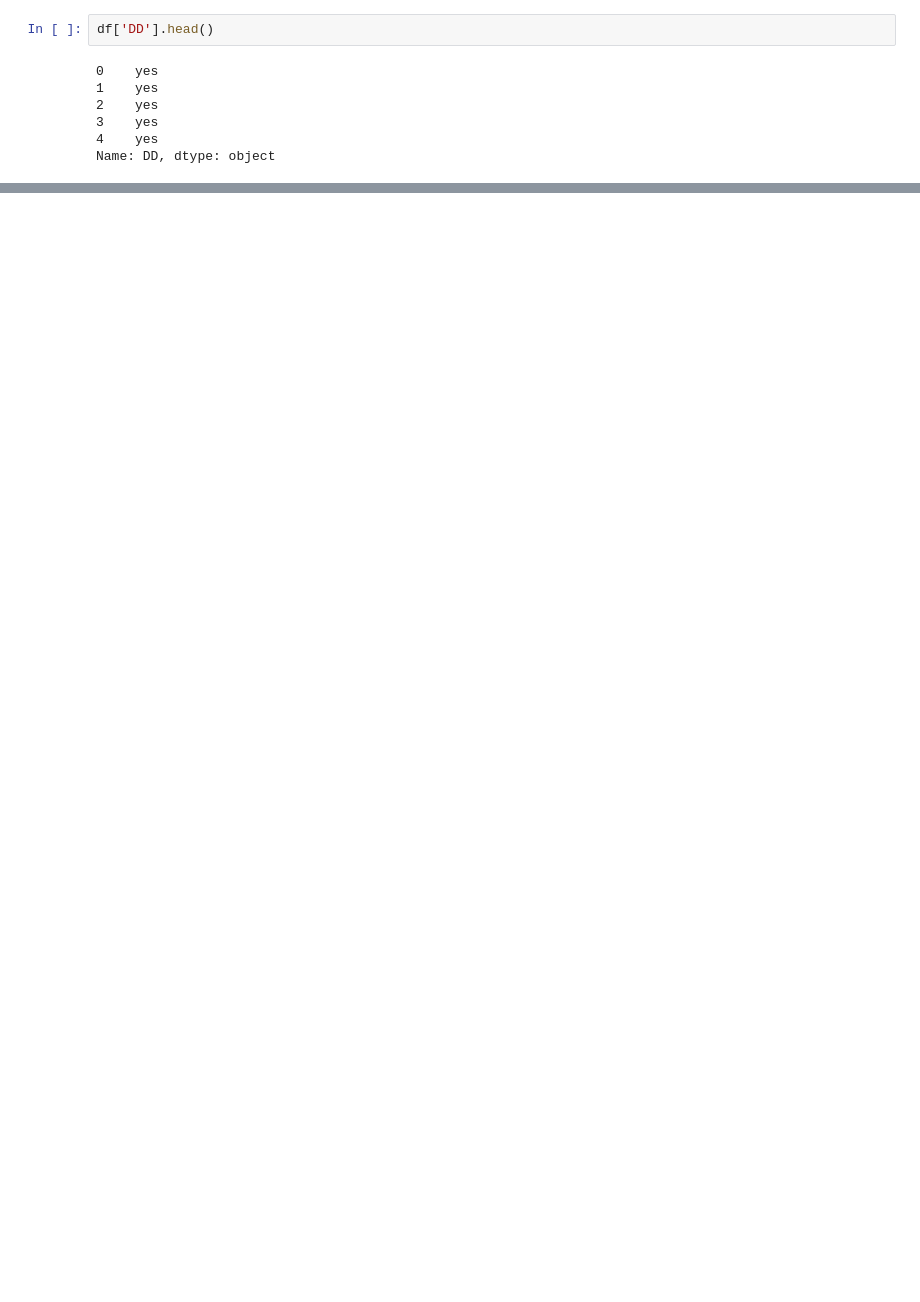
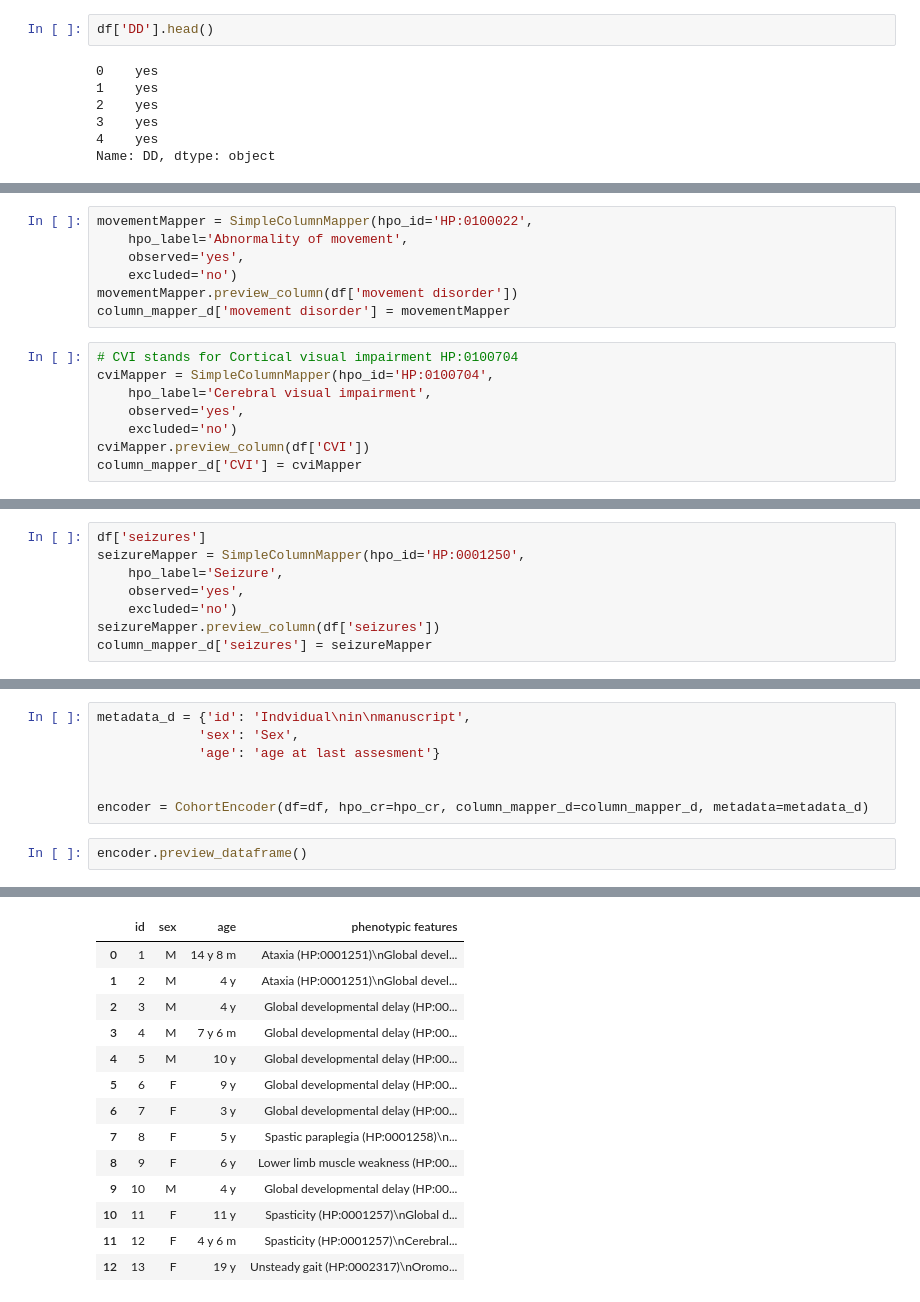
Before and after one commit to monarch-initiative/pyphetools, a Jupyter notebook: notebooks/introduction.ipynb, the cells around one changed output, grey strips where cells are left out. Cells and saved outputs as stored; diff of their text form; blank space fills up the shorter version.

Commit message:
output preview of cohort

```diff
--- a/notebooks/introduction.ipynb
+++ b/notebooks/introduction.ipynb
@@ -188,0 +209,15 @@ Name: severity of ID, dtype: object
+# %%
+movementMapper = SimpleColumnMapper(hpo_id='HP:0100022',
+    hpo_label='Abnormality of movement',
+    observed='yes',
+    excluded='no')
+movementMapper.preview_column(df['movement disorder'])
+column_mapper_d['movement disorder'] = movementMapper
+# %%
+# CVI stands for Cortical visual impairment HP:0100704
+cviMapper = SimpleColumnMapper(hpo_id='HP:0100704',
+    hpo_label='Cerebral visual impairment',
+    observed='yes',
+    excluded='no')
+cviMapper.preview_column(df['CVI'])
+column_mapper_d['CVI'] = cviMapper
@@ -188,0 +247,8 @@ Name: severity of ID, dtype: object
+# %%
+df['seizures']
+seizureMapper = SimpleColumnMapper(hpo_id='HP:0001250',
+    hpo_label='Seizure',
+    observed='yes',
+    excluded='no')
+seizureMapper.preview_column(df['seizures'])
+column_mapper_d['seizures'] = seizureMapper
@@ -188,0 +281,10 @@ Name: severity of ID, dtype: object
+# %%
+metadata_d = {'id': 'Indvidual\nin\nmanuscript',
+             'sex': 'Sex',
+             'age': 'age at last assesment'}
+
+
+encoder = CohortEncoder(df=df, hpo_cr=hpo_cr, column_mapper_d=column_mapper_d, metadata=metadata_d)
+# %%
+encoder.preview_dataframe()
+# %% [output]
@@ -188,0 +311,14 @@ Name: severity of ID, dtype: object
+|  | id | sex | age | phenotypic features |
+| 0 | 1 | M | 14 y 8 m | Ataxia (HP:0001251)\nGlobal devel... |
+| 1 | 2 | M | 4 y | Ataxia (HP:0001251)\nGlobal devel... |
+| 2 | 3 | M | 4 y | Global developmental delay (HP:00... |
+| 3 | 4 | M | 7 y 6 m | Global developmental delay (HP:00... |
+| 4 | 5 | M | 10 y | Global developmental delay (HP:00... |
+| 5 | 6 | F | 9 y | Global developmental delay (HP:00... |
+| 6 | 7 | F | 3 y | Global developmental delay (HP:00... |
+| 7 | 8 | F | 5 y | Spastic paraplegia (HP:0001258)\n... |
+| 8 | 9 | F | 6 y | Lower limb muscle weakness (HP:00... |
+| 9 | 10 | M | 4 y | Global developmental delay (HP:00... |
+| 10 | 11 | F | 11 y | Spasticity (HP:0001257)\nGlobal d... |
+| 11 | 12 | F | 4 y 6 m | Spasticity (HP:0001257)\nCerebral... |
+| 12 | 13 | F | 19 y | Unsteady gait (HP:0002317)\nOromo... |
```
Also changed, not shown: parts of 25 cells of this notebook, 7 other files.
